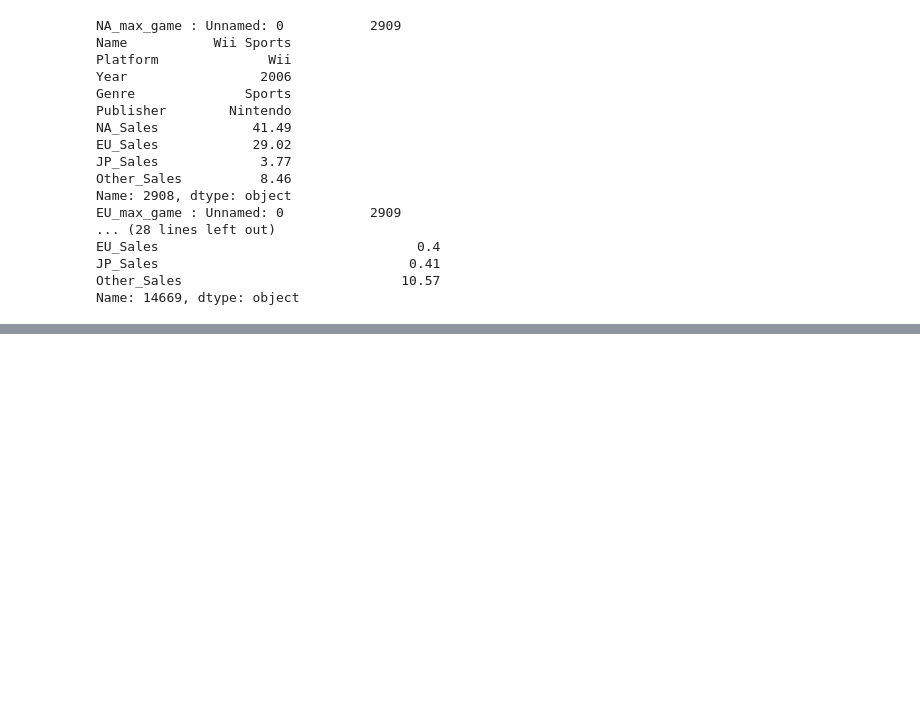
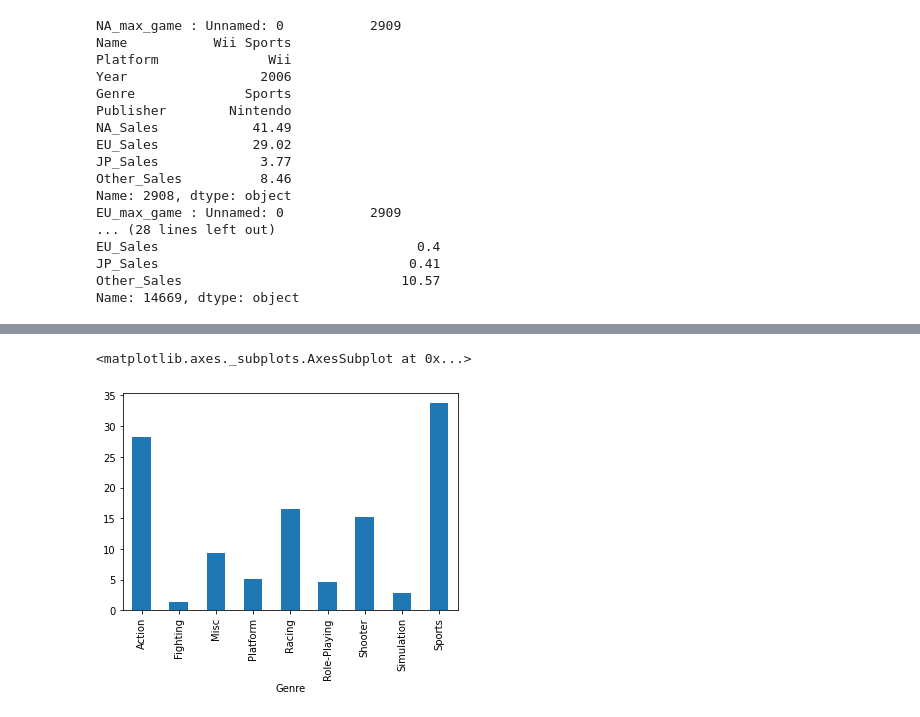
Before and after one commit to hiswordsini/AI_Bootcamp_Project, a Jupyter notebook: Section1.ipynb, the cells around one changed output, grey strips where cells are left out. Drawn from its saved outputs; the diff is of its cells as text; code cells hidden in the pictures; blank space fills up the shorter version.

```diff
--- a/Section1.ipynb
+++ b/Section1.ipynb
@@ -134,0 +159,7 @@ print(df[df.isnull().any(axis=1)].head())
+# %%
+Other_Best = df.sort_values('Other_Sales',ascending=False).head(50)
+# %%
+Other_Best.groupby('Genre').Other_Sales.sum().plot.bar()
+# %% [output]
+<matplotlib.axes._subplots.AxesSubplot at 0x...>
+[figure, added]
```
Also changed, not shown: parts of 27 cells of this notebook.
